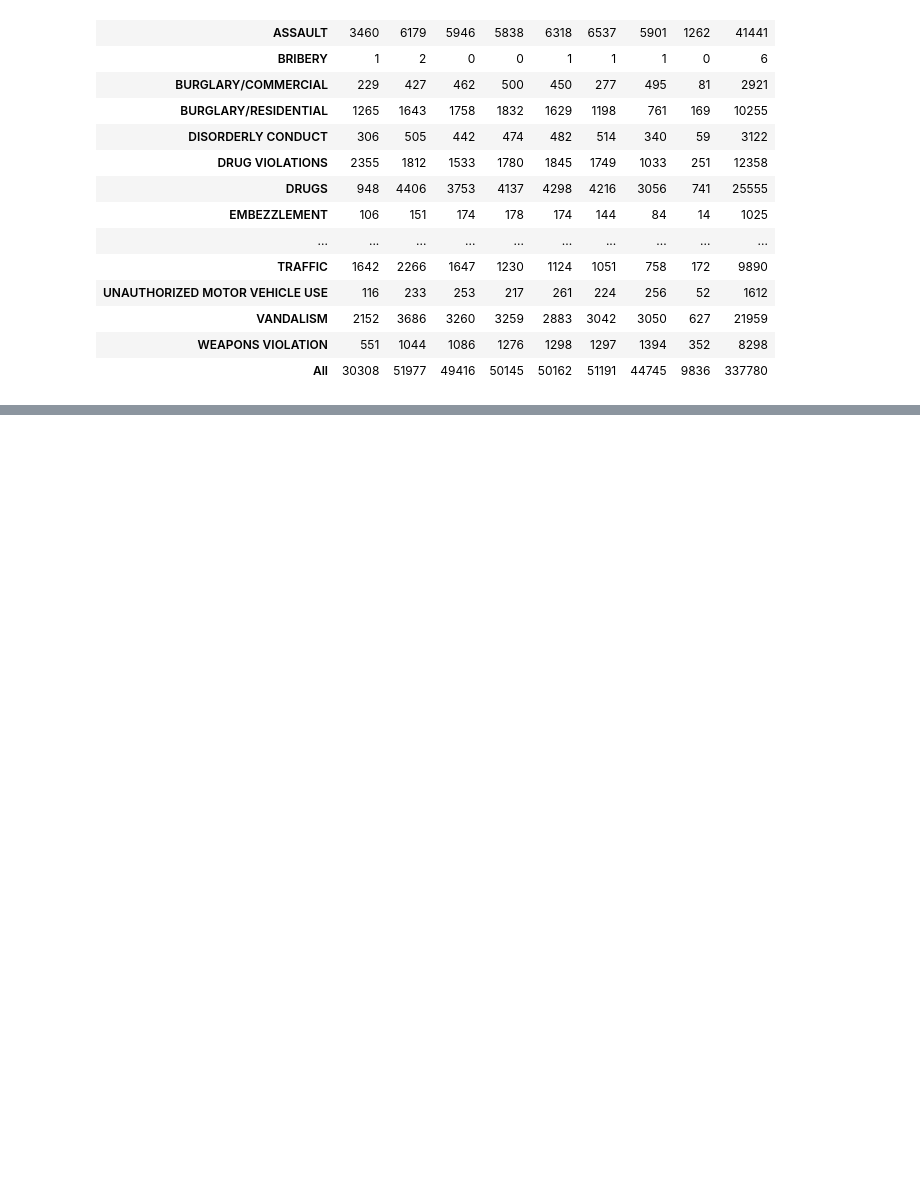
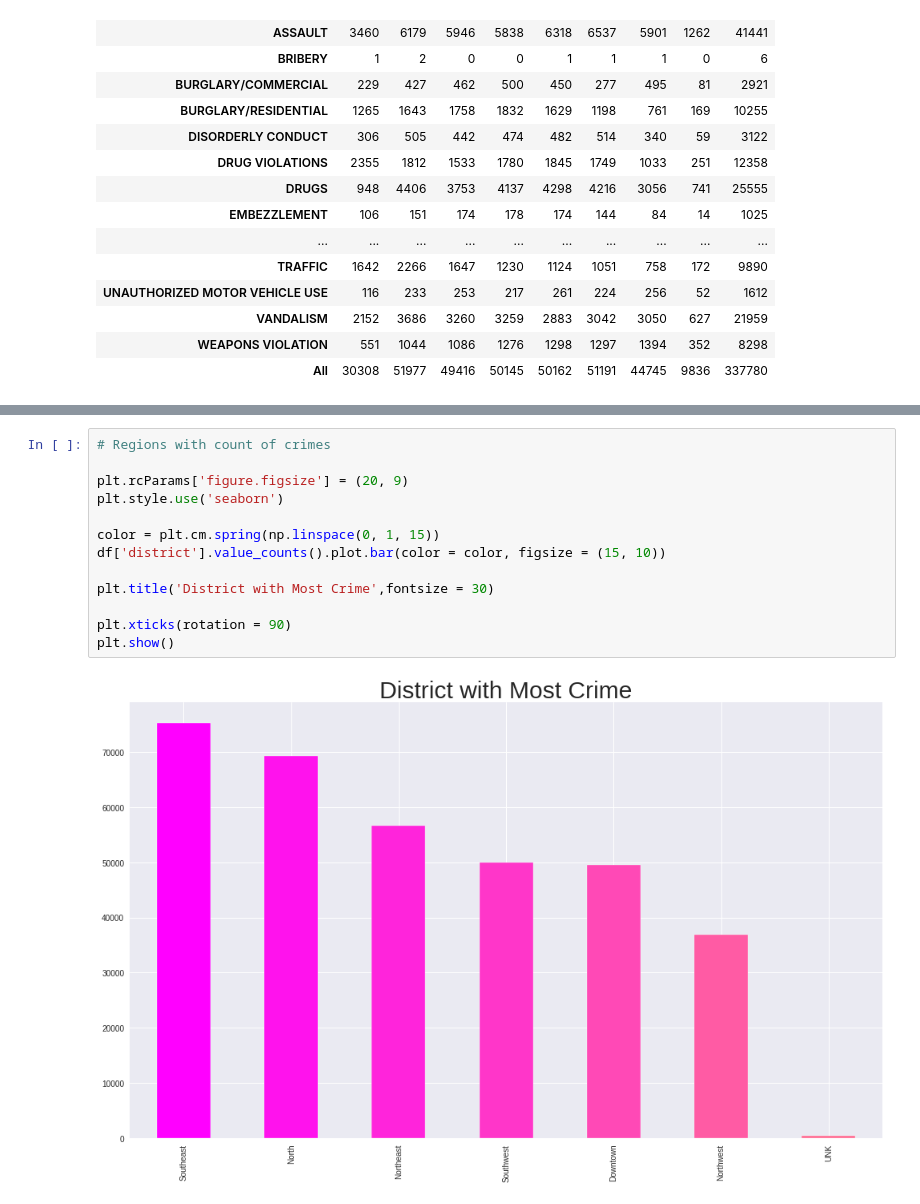
Before and after one commit to kimys0279/NCSU, a Jupyter notebook: Datathon.ipynb, the cells around one changed output, grey strips where cells are left out. Drawn from its saved outputs; the diff is of its cells as text; blank space fills up the shorter version.

```diff
--- a/Datathon.ipynb
+++ b/Datathon.ipynb
@@ -181,0 +192,15 @@ DataError: ignored
+# %%
+# Regions with count of crimes
+
+plt.rcParams['figure.figsize'] = (20, 9)
+plt.style.use('seaborn')
+
+color = plt.cm.spring(np.linspace(0, 1, 15))
+df['district'].value_counts().plot.bar(color = color, figsize = (15, 10))
+
+plt.title('District with Most Crime',fontsize = 30)
+
+plt.xticks(rotation = 90)
+plt.show()
+# %% [output]
+[figure, added]
```
Also changed, not shown: parts of 12 cells of this notebook.
